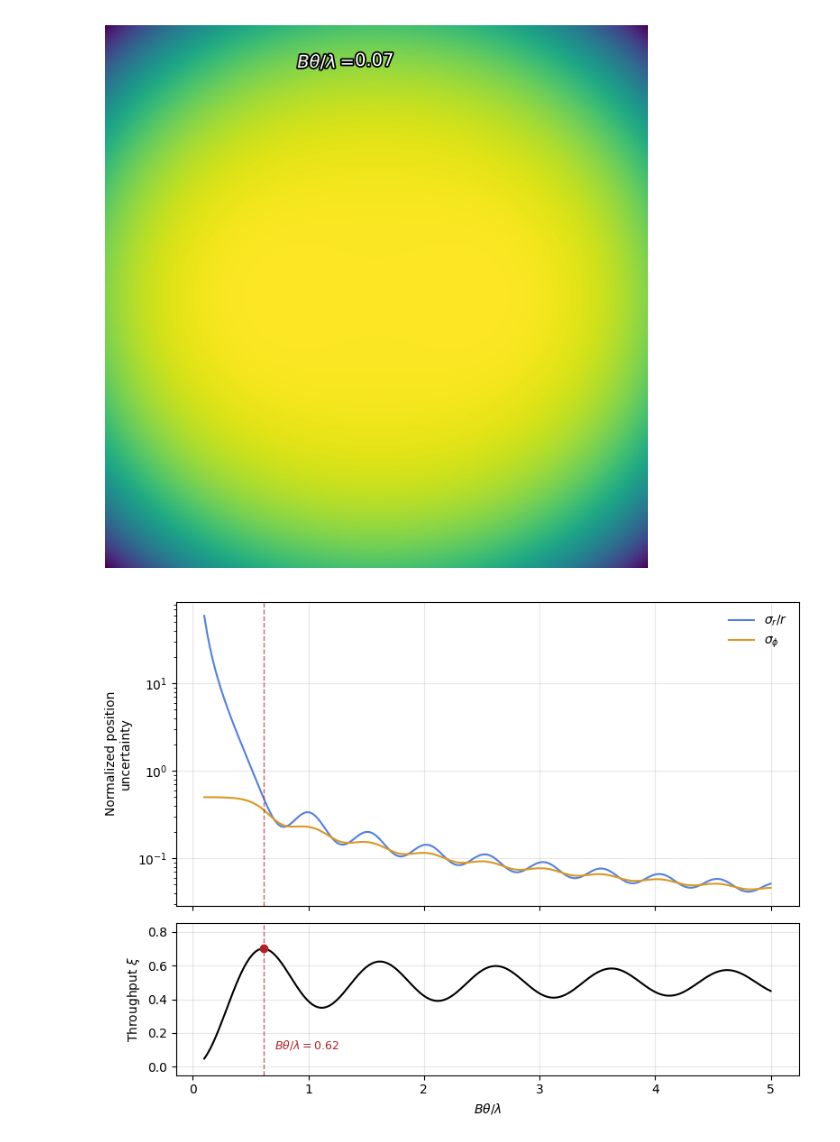
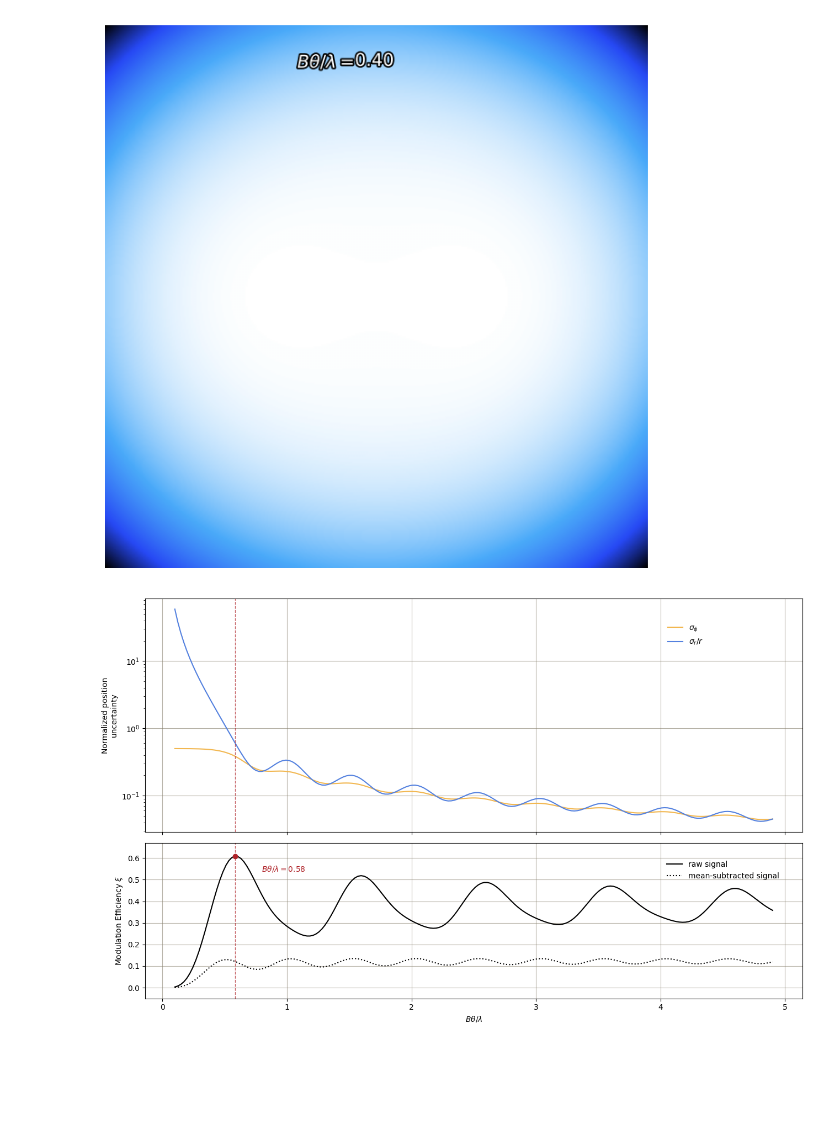
Before and after one commit to bcrazzolara/LIFEsandbox, a Jupyter notebook: plot_notebooks/NCC_analytical.ipynb, the cells around one changed output. Saved outputs shown, nothing was run; the diff lists cells and outputs as text; code cells hidden in the pictures; blank space fills up the shorter version.

Commit message:
plots for group meeting

```diff
--- a/plot_notebooks/NCC_analytical.ipynb
+++ b/plot_notebooks/NCC_analytical.ipynb
@@ -93,7 +94,7 @@ ax.set_axis_off()
 grid_points = 400
 
 
-n_frames = 100
+n_frames = 91
 
 def gen_NCC(n):
     # Parameter space grid in Cartesian space (x, y)
@@ -113,7 +114,7 @@ def gen_NCC(n):
     return ncc_surface
 
 
-im = ax.imshow(gen_NCC(0), cmap='viridis')
+im = ax.imshow(gen_NCC(0), cmap=cmap_blue)
 
 # Title split into a static label (fixed anchor, right-aligned) and a
 # dynamic value (same anchor, left-aligned) so the "B theta/lambda" label
@@ -139,14 +140,14 @@ value = ax.text(0.46, 0.95, "", transform=ax.transAxes, ha="left", va="top", **t
 
 base_palette_img = None
 frames = []
-for n in range(n_frames-1):
+for n in range(n_frames):
     ncc = gen_NCC(n)
     im.set_array(ncc)
     im.set_clim(vmin=ncc.min(), vmax=ncc.max())
     # ":.2f" fixes the decimal count at 2 digits (e.g. "0.50" not "0.5"),
     # unlike np.round() which returns a float and drops trailing zeros
     # when stringified.
-    value.set_text(f"{(n_frames-n)*0.03 + 0.01:.2f}")
+    value.set_text(f"{(n_frames-n)*0.04 + 0.36:.2f}")
 
     fig.canvas.draw()
     rgba = np.asarray(fig.canvas.buffer_rgba())
@@ -164,12 +165,18 @@ for n in range(n_frames-1):
     frames.append(quantized)
 
 # duration=100ms/frame matches the old fps=10 PillowWriter setting
-frames[0].save('imshow_animation.gif', save_all=True, append_images=frames[1:],
+frames[0].save('plots/imshow_animation.gif', save_all=True, append_images=frames[1:],
                duration=100, loop=0, optimize=False)
 
+
+frames[0].save('plots/imshow_animation_0.png')
+
+
+frames[-1].save(f'plots/imshow_animation_{n_frames}.png')
+
 plt.show()
 # %% [output]
-[figure, old version]
+[figure, new version]
 # %%
 # ---------------------------------------------------------------
 # Numerical NCC (used only to verify the analytic formulas)
@@ -233,50 +240,55 @@ def kappa_pearson(inv): # compute the derivative of NCC with respect to the inva
     kappa_r *= np.pi**2
     return  kappa_r ,  kappa_t  # [inv^-2]
 # %%
-inv = np.linspace(0.1, 5, 200)
+inv = np.linspace(0.1, 4.9, 200)
 H_rr_a, H_phi_a = kappa_pearson(inv)
 
 t = np.linspace(0, 2*np.pi, 1000)
 xs = np.zeros((len(inv), len(t)))
 for i in range(len(inv)):
     xs[i, :] = x_signal(inv[i], 0, t)
-throughput = np.mean(xs, axis=1)
+throughput = np.mean(xs**2, axis=1)
+throughput2 = np.mean((xs-np.mean(xs, axis = 1)[:,None])**2, axis=1)
 
 inv_at_max_throughput = inv[np.argmax(throughput)]
 
 fig, (ax, ax2) = plt.subplots(
-    2, 1, figsize=(8, 6), sharex=True, gridspec_kw={"height_ratios": [2, 1]}
+    2, 1, figsize=(13, 8), sharex=True, gridspec_kw={"height_ratios": [3, 2]}
 )
 
+ax.plot(inv, 1 / np.sqrt(-H_phi_a) / inv, label=r"$\sigma_\phi$", color = "#F2B750")
 ax.plot(inv, 1 / np.sqrt(-H_rr_a) / inv, label=r"$\sigma_r / r$", color = "#5481DF")
-ax.plot(inv, 1 / np.sqrt(-H_phi_a) / inv, label=r"$\sigma_\phi$", color = "#D99923")
+
 ax.set_yscale("log")
 #ax.set_xscale('log')
 ax.set_ylabel("Normalized position\nuncertainty")
-ax.legend(loc="upper right", framealpha=0.)
-ax.grid(True, alpha=0.3)
+ax.legend(loc="upper right", bbox_to_anchor=(0.86, 0.92), framealpha=0., fontsize = 10)
+ax.grid(True, alpha=0.6, color = '#867F6C')
 
-ax2.plot(inv, throughput, color="k")
+ax2.plot(inv, throughput, color="k", label = "raw signal")
+ax2.plot(inv, throughput2, "k:", label = "mean-subtracted signal")
+#ax2.plot(inv, throughput2/throughput, color="blue")
 ax2.plot(inv_at_max_throughput, throughput.max(), "o", color="#AF2228", zorder=5)
-ax2.set_ylabel(r"Throughput $\xi$")
+ax2.set_ylabel(r"Modulation Efficiency $\xi$")
 ax2.set_xlabel(r"$B \theta / \lambda$")
-ax2.grid(True, alpha=0.3)
-ax2.set_ylim(bottom = -0.05, top = 0.85)
+ax2.grid(True, alpha=0.6, color = '#867F6C')
+ax2.set_ylim(bottom = -0.05, top = 0.67)
+ax2.legend(loc="upper right", bbox_to_anchor=(0.975, 0.93), framealpha=0., fontsize = 10)
 
 for a in (ax, ax2):
     a.axvline(inv_at_max_throughput, color="#AF2228", linestyle="--", linewidth=1, alpha=0.7)
 
 ax2.annotate(
     fr"$B\theta/\lambda = {inv_at_max_throughput:.2f}$",
     xy=(inv_at_max_throughput, throughput.max()),
-    xytext=(8, -80),
+    xytext=(35, -20),
     textcoords="offset points",
     color="#AF2228",
-    fontsize=9,
+    fontsize=10,
 )
 plt.tight_layout()
 plt.savefig("plots/sigma_inv.png", dpi = 300, transparent = True)
 plt.show()
 plt.close()
 # %% [output]
-[figure, old version]
+[figure, new version]
```
Also changed, not shown: parts of 2 cells of this notebook, 18 other files.
